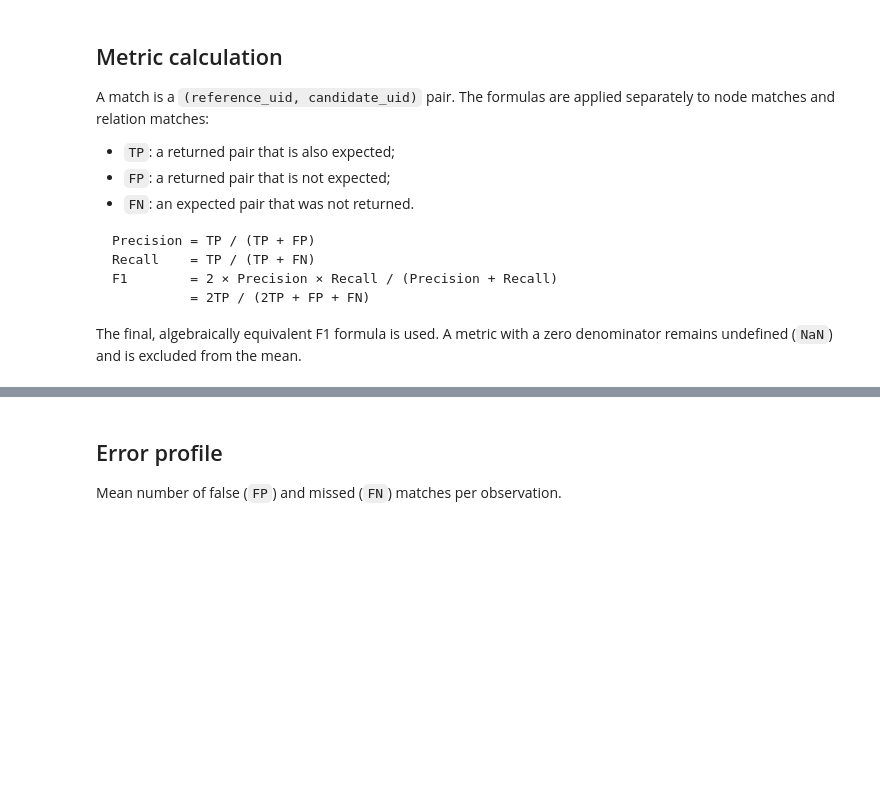
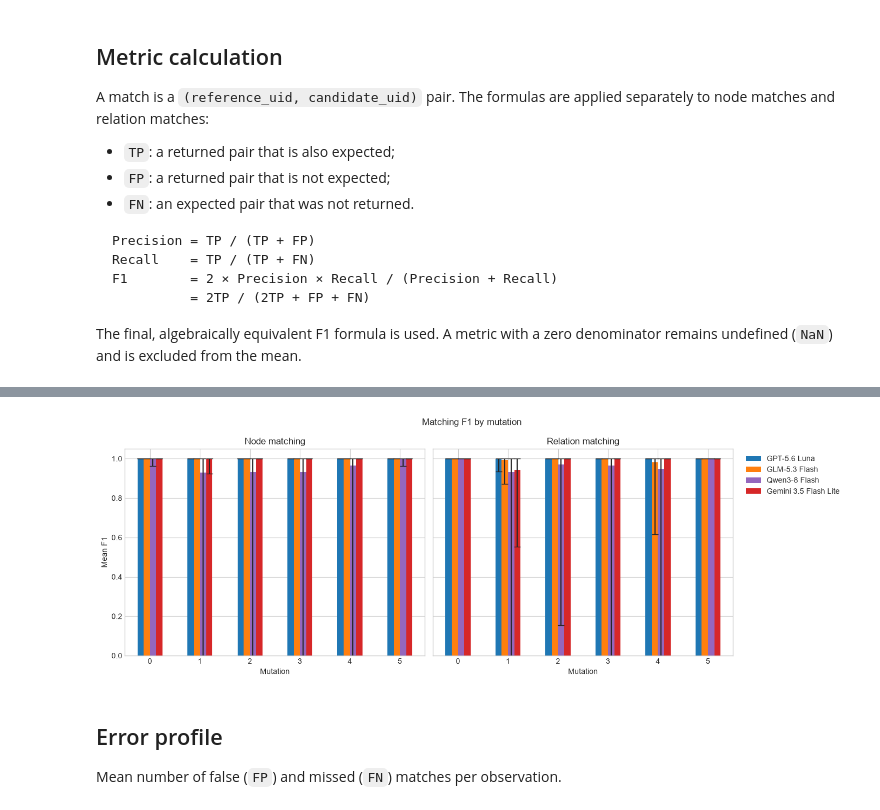
Before and after one commit to turqcacke/llm-uml-ucd-evaluator, a Jupyter notebook: eval/notebooks/01_matching_analysis.ipynb, the cells around one changed output, grey strips where cells are left out. Saved outputs shown, nothing was run; the diff lists cells and outputs as text; code cells hidden in the pictures; blank space fills up the shorter version.

Commit message:
feat(eval): compare model experiments

```diff
--- a/eval/notebooks/01_matching_analysis.ipynb
+++ b/eval/notebooks/01_matching_analysis.ipynb
@@ -28,7 +39,7 @@ try:
     collection = client.get_default_database()[COLLECTION_NAME]
     documents = list(
         collection.find(
-            {"experiment_name": EXPERIMENT_NAME},
+            {"experiment_name": {"$in": list(EXPERIMENTS)}},
             {
                 "experiment_name": 1,
                 "sample": 1,
@@ -41,7 +52,11 @@ try:
 finally:
     client.close()
 
-if not documents:
-    raise ValueError(f"No observations found for {EXPERIMENT_NAME!r}")
+loaded_experiments = {document["experiment_name"] for document in documents}
+if missing := set(EXPERIMENTS).difference(loaded_experiments):
+    raise ValueError(f"No observations found for: {sorted(missing)}")
 
-len(documents)
+pd.Series(
+    (document["experiment_name"] for document in documents),
+    name="experiment_name",
+).value_counts().rename("observations")
@@ -75,6 +97,7 @@ df = pd.json_normalize(documents).rename(
 )
 
 required_columns = {
+    "experiment_name",
     "sample",
     "mutation",
     "nodes_tp",
@@ -86,6 +109,8 @@ required_columns = {
 }
 if missing := required_columns.difference(df.columns):
     raise ValueError(f"Missing columns: {sorted(missing)}")
+
+df["model"] = df["experiment_name"].map(EXPERIMENTS)
 
 for component in ("nodes", "relations"):
     tp = df[f"{component}_tp"]
@@ -128,26 +198,57 @@ Points show mean F1; vertical bars show one standard deviation across observatio
 # %%
-f1_by_mutation = df.groupby("mutation")[["nodes_f1", "relations_f1"]].agg(
-    ["mean", "std"]
+f1_by_mutation = df.groupby(["model", "mutation"], sort=False)[
+    ["nodes_f1", "relations_f1"]
+].agg(
+    ["mean", "min", "max"]
 )
+f1_means = f1_by_mutation.xs("mean", axis=1, level=1)
+f1_mins = f1_by_mutation.xs("min", axis=1, level=1)
+f1_maxs = f1_by_mutation.xs("max", axis=1, level=1)
+ylim = (0, 1.05)
 
-fig, ax = plt.subplots(figsize=(10, 5))
-for component, label in (("nodes", "Nodes"), ("relations", "Relations")):
-    ax.errorbar(
-        f1_by_mutation.index,
-        f1_by_mutation[(f"{component}_f1", "mean")],
-        yerr=f1_by_mutation[(f"{component}_f1", "std")],
-        marker="o",
+fig, axes = plt.subplots(1, 2, figsize=(14, 5), sharey=True)
+for ax, component, title in (
+    (axes[0], "nodes", "Node matching"),
+    (axes[1], "relations", "Relation matching"),
+):
+    means = (
+        f1_means[f"{component}_f1"]
+        .unstack("model")
+        .reindex(columns=EXPERIMENTS.values())
+    )
+    minimums = (
+        f1_mins[f"{component}_f1"]
+        .unstack("model")
+        .reindex(columns=EXPERIMENTS.values())
+    )
+    maximums = (
+        f1_maxs[f"{component}_f1"]
+        .unstack("model")
+        .reindex(columns=EXPERIMENTS.values())
+    )
+    errors = {
+        model: [
+            (means[model] - minimums[model]).to_numpy(),
+            (maximums[model] - means[model]).to_numpy(),
+        ]
+        for model in means
+    }
+    means.plot.bar(
+        ax=ax,
+        yerr=errors,
         capsize=4,
-        label=label,
+        rot=0,
+        color=[MODEL_COLORS[model] for model in means],
     )
-ax.set(
-    title=f"Matching F1 by mutation — {EXPERIMENT_NAME}",
-    xlabel="Mutation",
-    ylabel="F1",
-    ylim=(0, 1.05),
-)
-ax.legend()
+    ax.set(title=title, xlabel="Mutation", ylim=ylim)
+axes[0].set_ylabel("Mean F1")
+axes[0].get_legend().remove()
+axes[1].legend(bbox_to_anchor=(1.02, 1), loc="upper left")
+fig.suptitle("Matching F1 by mutation")
+fig.tight_layout()
 plt.show()
+# %% [output]
+[figure, added]
 # %% [markdown]
 ## Error profile
 
```
Also changed, not shown: parts of 10 cells of this notebook, 1 other file.
